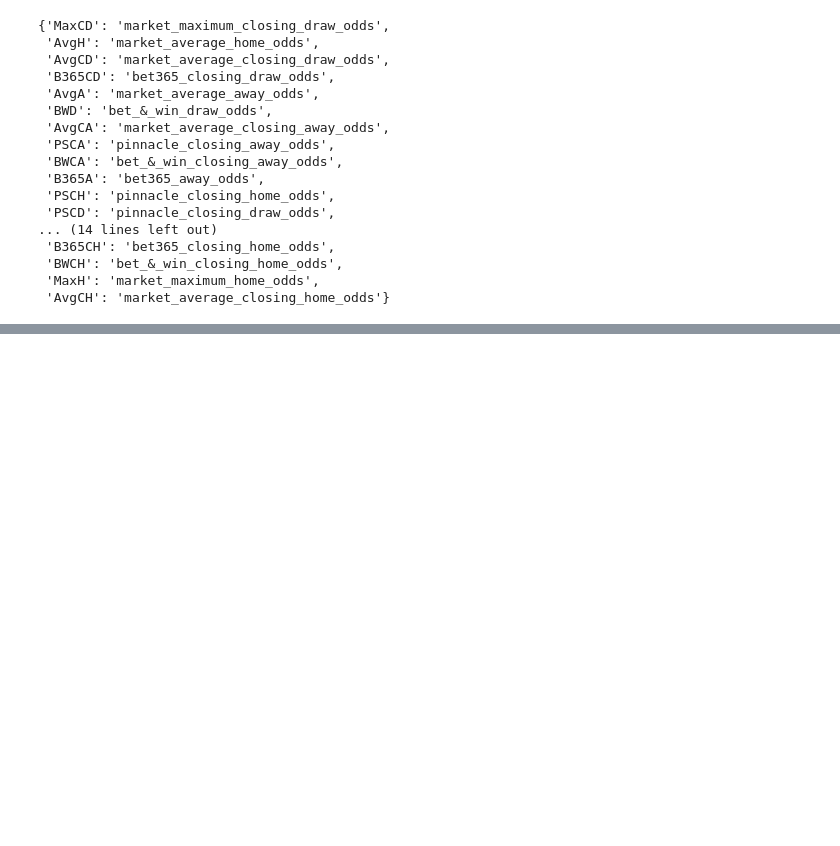
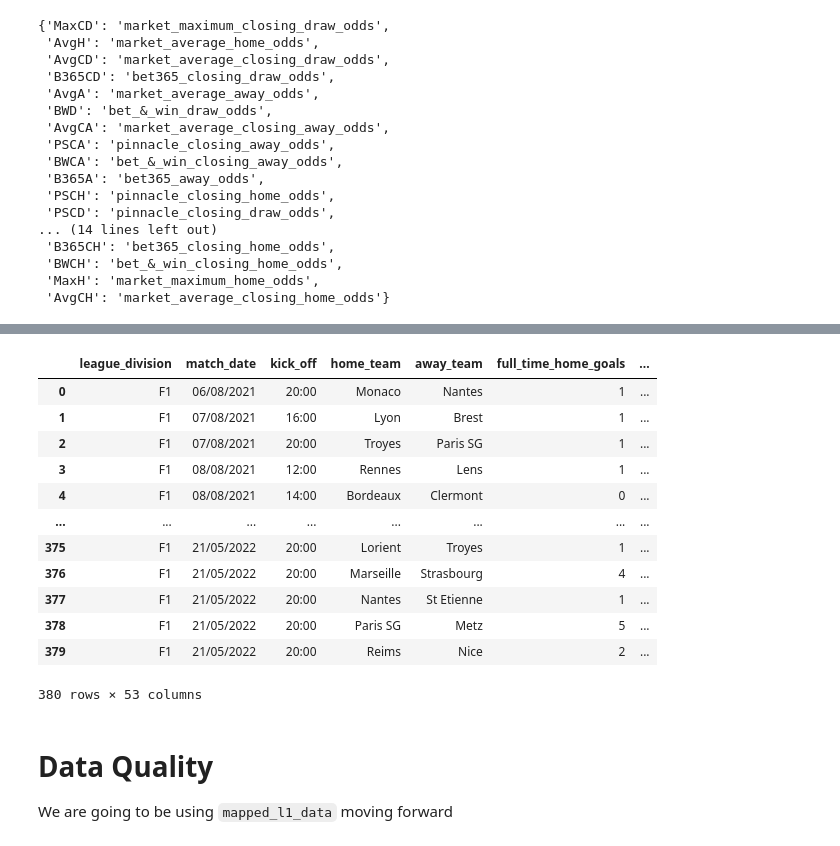
Before and after one commit to fk-961/odds-vs-reality, a Jupyter notebook: notebooks/exploration_raw.ipynb, the cells around one changed output, grey strips where cells are left out. Cells and saved outputs as stored; diff of their text form; code cells hidden in the pictures; blank space fills up the shorter version.

```diff
--- a/notebooks/exploration_raw.ipynb
+++ b/notebooks/exploration_raw.ipynb
@@ -235,3 +235,8 @@ bookies_cols
  'BWCH': 'bet_&_win_closing_home_odds',
  'MaxH': 'market_maximum_home_odds',
  'AvgCH': 'market_average_closing_home_odds'}
+# %%
+col_mapping = {
+    **non_bookies_cols,
+    **bookies_cols
+}
@@ -237,0 +286,25 @@ bookies_cols
+# %%
+## Phase 1
+
+# common columns for all dataset
+cols_sets = [set(df.columns) for df in l1_data.values()]
+common_cols = set.intersection(*cols_sets)
+print("There are", len(common_cols), "common columns accross all datasets.")
+
+# target schema
+print("\nFor the purpose of this project, we are going to use", len(col_mapping), "columns.")
+print("These columns are the following:")
+for col, name in col_mapping.items():
+    print(col, name)
+
+# Check extra features in datasets
+print("\nChecking extra columns in datasets:")
+for name, df in l1_data.items():
+    extra_cols = set(df.columns) - set(col_mapping.keys())
+    print(name,"has",len(extra_cols),"extra columns.")
+
+# Check if the schema is in all datasets
+print("\nChecking schema correctness in all datasets:")
+for name, df in l1_data.items():
+    schema = set(df.columns) & set(col_mapping.keys())
+    print(name, str(set(col_mapping.keys()).issubset(df.columns)))
@@ -237,0 +329,6 @@ bookies_cols
+# %%
+## Phase 2
+mapped_l1_data = {}
+
+for name, df in l1_data.items():
+    mapped_l1_data[name] = df.loc[:, df.columns.intersection(col_mapping.keys())].rename(columns=col_mapping)
@@ -237,0 +353,19 @@ bookies_cols
+# %%
+mapped_l1_data['F1_2122']
+# %% [output]
+|  | league_division | match_date | kick_off | home_team | away_team | full_time_home_goals | ... |
+| 0 | F1 | 06/08/2021 | 20:00 | Monaco | Nantes | 1 | ... |
+| 1 | F1 | 07/08/2021 | 16:00 | Lyon | Brest | 1 | ... |
+| 2 | F1 | 07/08/2021 | 20:00 | Troyes | Paris SG | 1 | ... |
+| 3 | F1 | 08/08/2021 | 12:00 | Rennes | Lens | 1 | ... |
+| 4 | F1 | 08/08/2021 | 14:00 | Bordeaux | Clermont | 0 | ... |
+| ... | ... | ... | ... | ... | ... | ... | ... |
+| 375 | F1 | 21/05/2022 | 20:00 | Lorient | Troyes | 1 | ... |
+| 376 | F1 | 21/05/2022 | 20:00 | Marseille | Strasbourg | 4 | ... |
+| 377 | F1 | 21/05/2022 | 20:00 | Nantes | St Etienne | 1 | ... |
+| 378 | F1 | 21/05/2022 | 20:00 | Paris SG | Metz | 5 | ... |
+| 379 | F1 | 21/05/2022 | 20:00 | Reims | Nice | 2 | ... |
+380 rows × 53 columns
+# %% [markdown]
+# Data Quality
+We are going to be using `mapped_l1_data` moving forward
```
Also changed, not shown: parts of 7 cells of this notebook.
